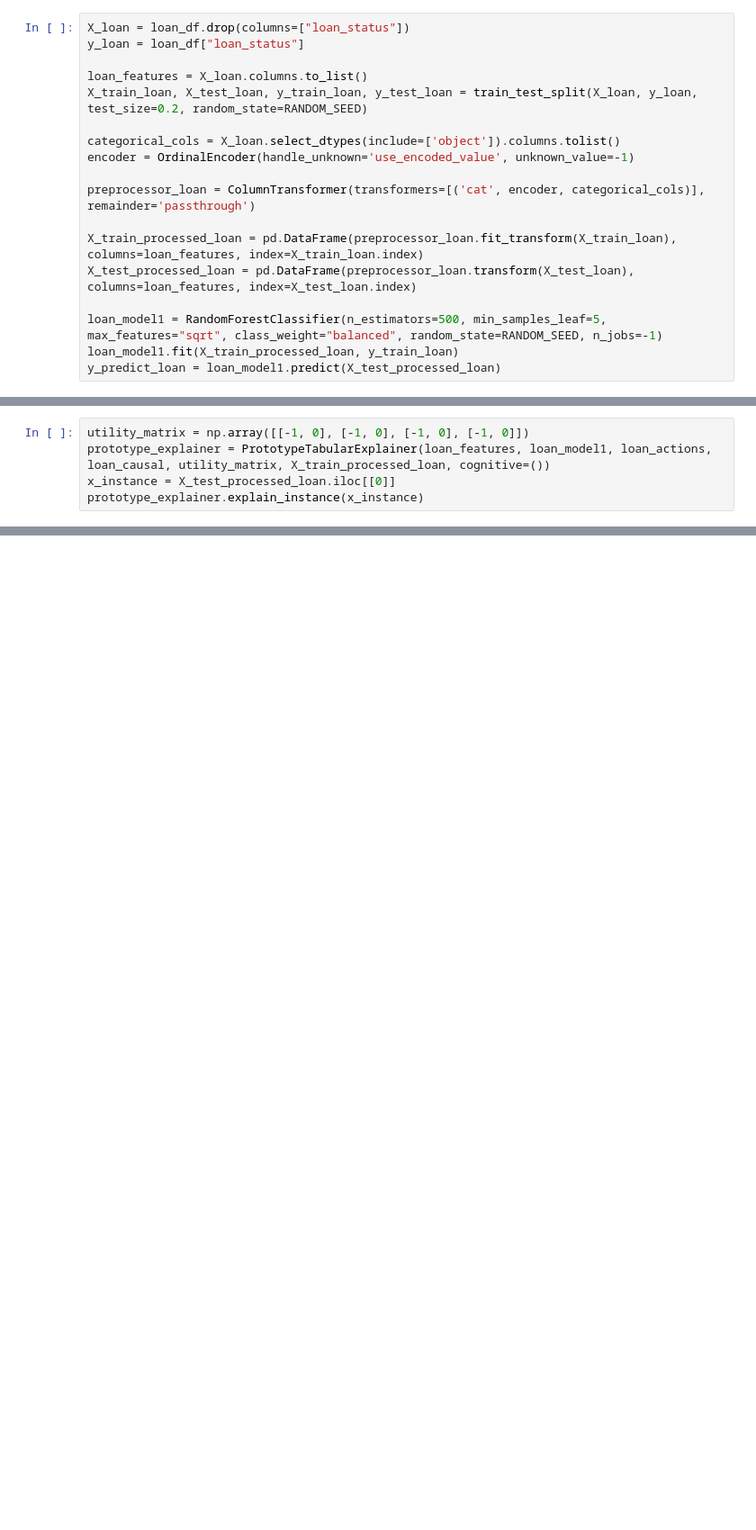
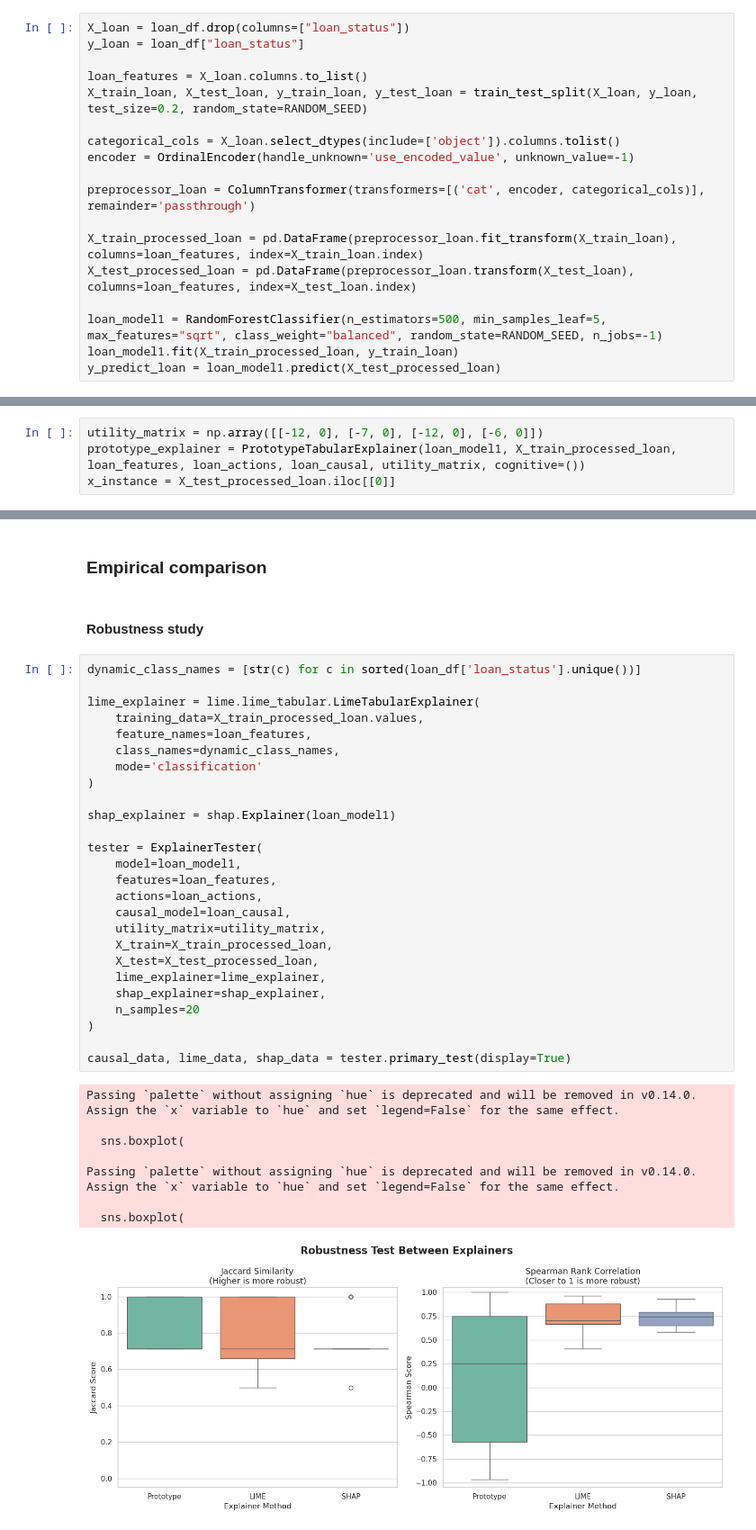
Before and after one commit to alexisvuvietnam/UtilityAlignedExplainer, a Jupyter notebook: empirical_work_tabular.ipynb, the cells around one changed output, grey strips where cells are left out. Shown at 90% size. Drawn from its saved outputs; the diff is of its cells as text; blank space fills up the shorter version.

```diff
--- a/empirical_work_tabular.ipynb
+++ b/empirical_work_tabular.ipynb
@@ -116,7 +120,6 @@ display(loan_graph)
 # %% [output]
 [drawing not drawn]
 # %%
-utility_matrix = np.array([[-1, 0], [-1, 0], [-1, 0], [-1, 0]])
-prototype_explainer = PrototypeTabularExplainer(loan_features, loan_model1, loan_actions, loan_causal, utility_matrix, X_train_processed_loan, cognitive=())
+utility_matrix = np.array([[-12, 0], [-7, 0], [-12, 0], [-6, 0]])
+prototype_explainer = PrototypeTabularExplainer(loan_model1, X_train_processed_loan, loan_features, loan_actions, loan_causal, utility_matrix, cognitive=())
 x_instance = X_test_processed_loan.iloc[[0]]
-prototype_explainer.explain_instance(x_instance)
@@ -144,0 +157,39 @@ prototype_explainer.explanations
+# %% [markdown]
+### Empirical comparison
+# %% [markdown]
+#### Robustness study
+# %%
+dynamic_class_names = [str(c) for c in sorted(loan_df['loan_status'].unique())]
+
+lime_explainer = lime.lime_tabular.LimeTabularExplainer(
+    training_data=X_train_processed_loan.values,
+    feature_names=loan_features,
+    class_names=dynamic_class_names,
+    mode='classification'
+)
+
+shap_explainer = shap.Explainer(loan_model1)
+
+tester = ExplainerTester(
+    model=loan_model1,
+    features=loan_features,
+    actions=loan_actions,
+    causal_model=loan_causal,
+    utility_matrix=utility_matrix,
+    X_train=X_train_processed_loan,
+    X_test=X_test_processed_loan,
+    lime_explainer=lime_explainer,
+    shap_explainer=shap_explainer,
+    n_samples=20
+)
+
+causal_data, lime_data, shap_data = tester.primary_test(display=True)
+# %% [output]
+Passing `palette` without assigning `hue` is deprecated and will be removed in v0.14.0. Assign the `x` variable to `hue` and set `legend=False` for the same effect.
+
+  sns.boxplot(
+
+Passing `palette` without assigning `hue` is deprecated and will be removed in v0.14.0. Assign the `x` variable to `hue` and set `legend=False` for the same effect.
+
+  sns.boxplot(
+[figure, added]
```
Also changed, not shown: parts of 18 cells of this notebook, 3 other files.
